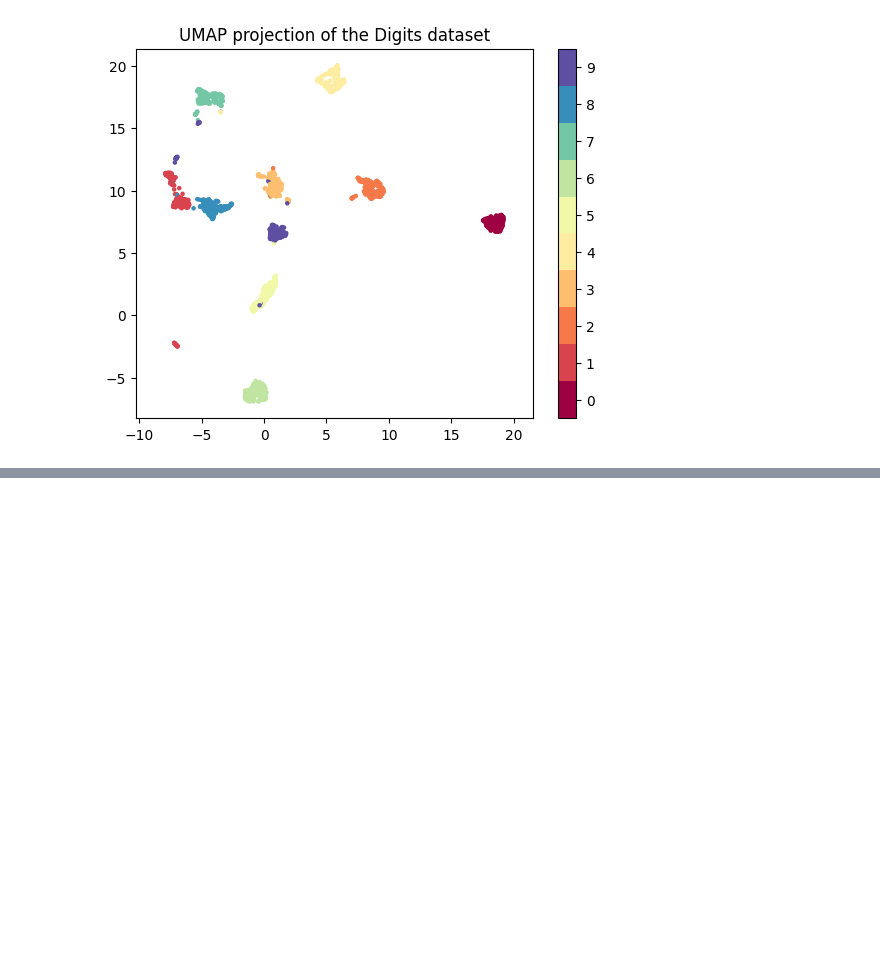
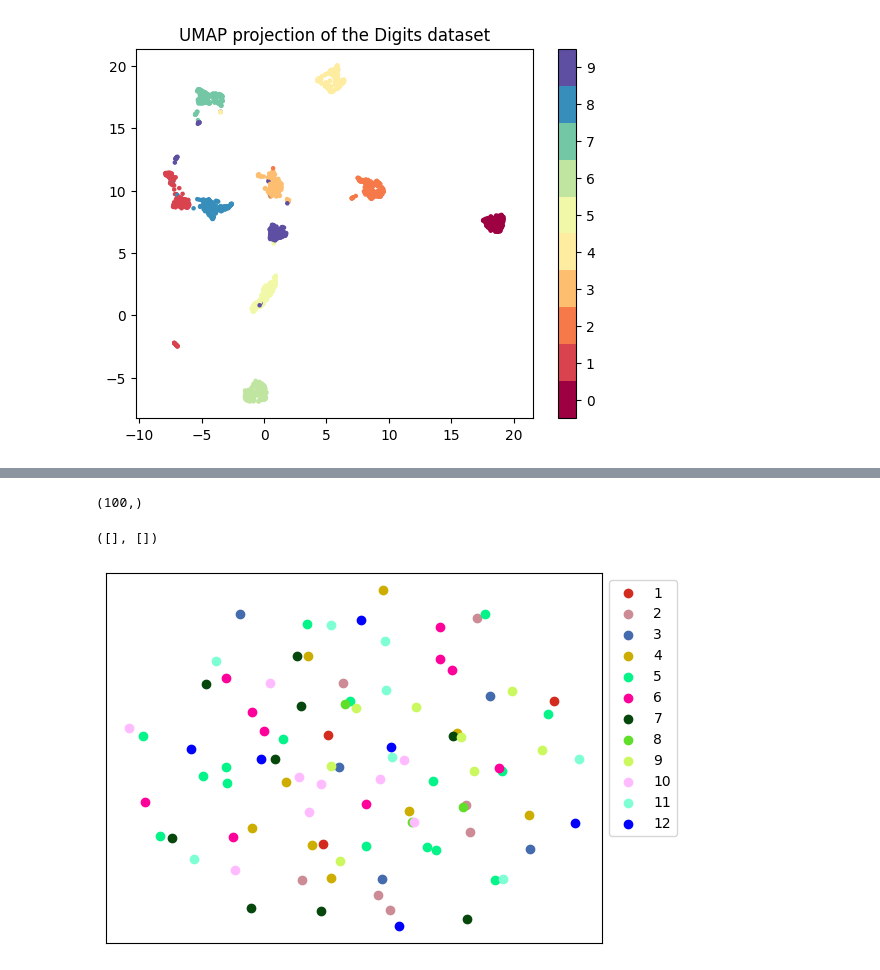
Before and after one commit to Auditor1234/myo_semg, a Jupyter notebook: visualization.ipynb, the cells around one changed output, grey strips where cells are left out. Cells and saved outputs as stored; diff of their text form; code cells hidden in the pictures; blank space fills up the shorter version.

```diff
--- a/visualization.ipynb
+++ b/visualization.ipynb
@@ -399,0 +401,26 @@ plt.show()
+# %%
+import numpy as np
+import matplotlib.pyplot as plt
+from sklearn.manifold import TSNE
+
+x = np.random.rand(100, 1024)
+y = np.random.randint(0, 13, 100)
+print(y.shape)
+reducer = TSNE(random_state=42)
+results = reducer.fit_transform(x)
+plt.clf()
+colors = ["#d32c1f", "#CD8C95", "#436bad", "#CDAD00", "#04f489", "#fe019a",
+          "#06470c", "#61de2a", "#cbf85f", "#FFBBFF", "#7FFFD4", "#0000FF",
+          "#02ccfe", "#9900fa", "#5d1451"]
+
+for i in range(12):
+    index = y == i
+    plt.scatter(results[index, 0], results[index, 1], color=colors[i], label=f'{i + 1}')
+# plt.colorbar(boundaries=np.arange(1, 14)-0.5).set_ticks(np.arange(1, 13))
+plt.legend(bbox_to_anchor=(1, 1))
+plt.xticks([])
+plt.yticks([])
+# %% [output]
+(100,)
+([], [])
+[figure, added]
```
Also changed, not shown: parts of 1 cell of this notebook, 9 other files.
